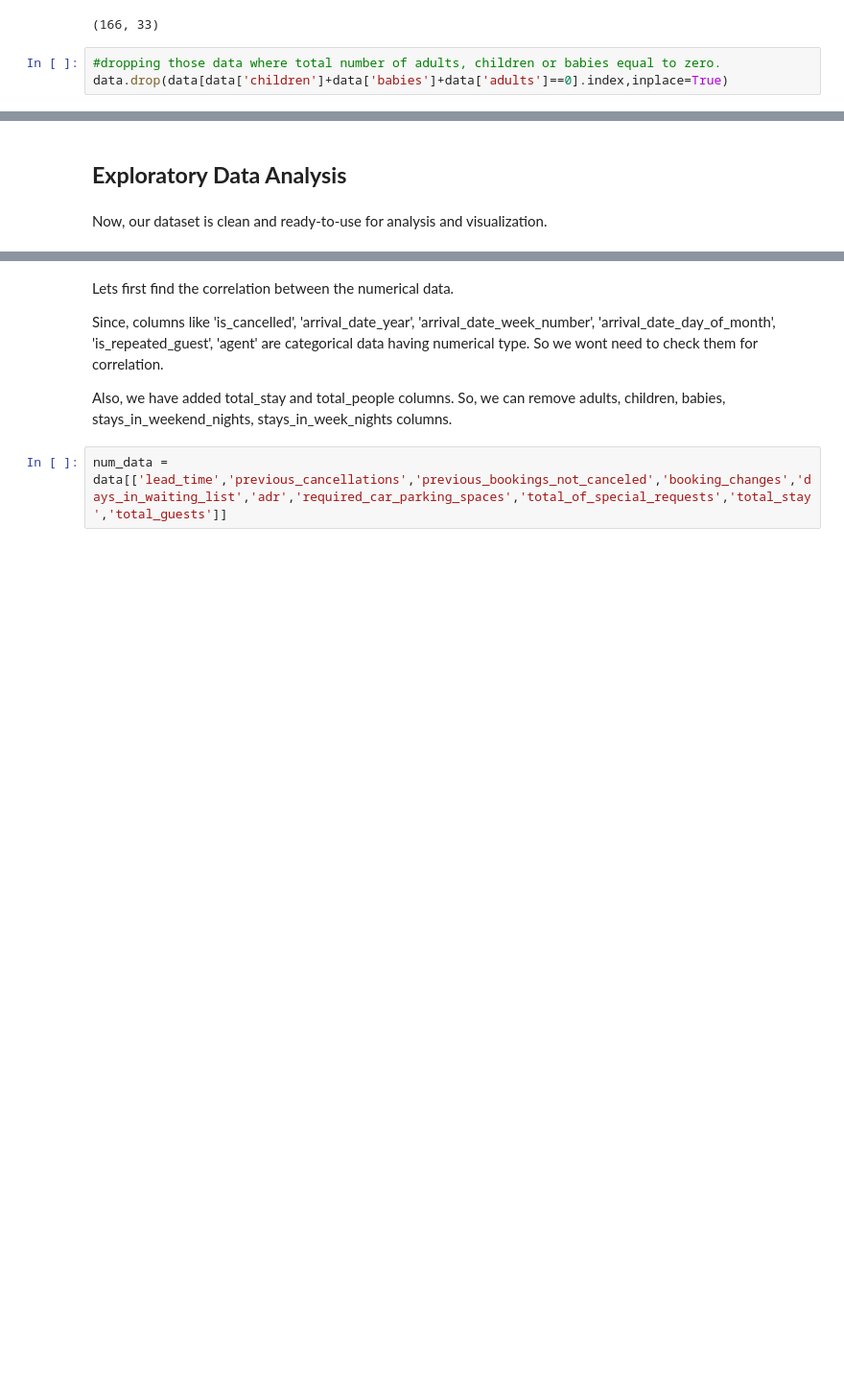
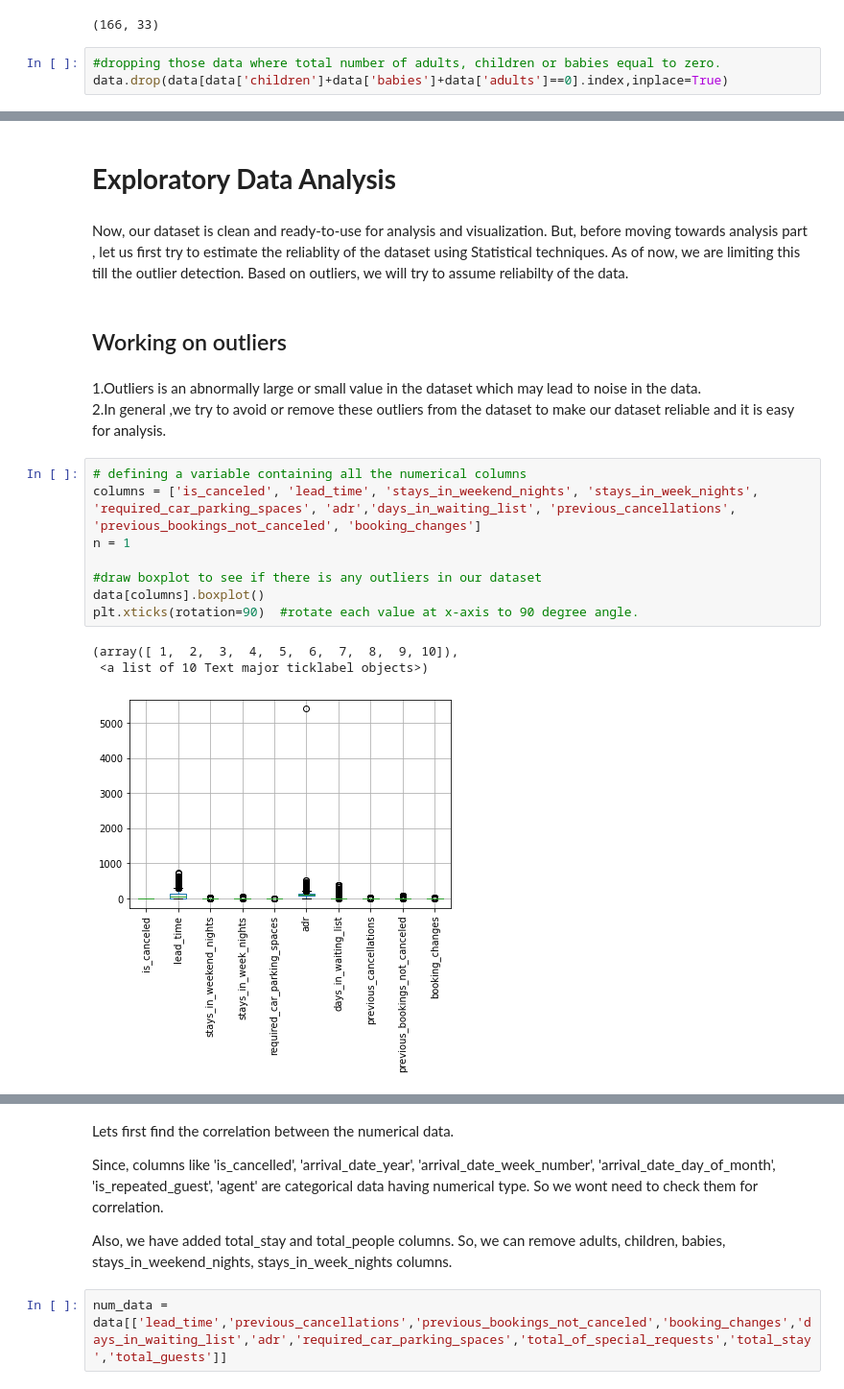
Before and after one commit to SakshamTripathi1996/Data-Science, a Jupyter notebook: Team_Hotel_Booking_Analysis_Capstone_Project.ipynb, the cells around one changed output, grey strips where cells are left out. Shown at 96% size. Saved outputs shown, nothing was run; the diff lists cells and outputs as text; blank space fills up the shorter version.

```diff
--- a/Team_Hotel_Booking_Analysis_Capstone_Project.ipynb
+++ b/Team_Hotel_Booking_Analysis_Capstone_Project.ipynb
@@ -182,4 +197,21 @@ data.drop(data[data['adr']>5000].index, inplace=True)
 # %% [markdown]
-## **Exploratory Data Analysis**
+# **Exploratory Data Analysis**
-# %% [markdown]
-Now, our dataset is clean and ready-to-use for analysis and visualization.
+# %% [markdown]
+Now, our dataset is clean and ready-to-use for analysis and visualization. But, before moving towards analysis part , let us first try to estimate the reliablity of the dataset using Statistical techniques. As of now, we are limiting this till the outlier detection. Based on outliers, we will try to assume reliabilty of the data.
+# %% [markdown]
+## Working on outliers
+# %% [markdown]
+1.Outliers is an abnormally large or small value in the dataset which may lead to noise in the data.\
+2.In general ,we try to avoid or remove these outliers from the dataset to make our dataset reliable and it is easy for analysis.
+# %%
+# defining a variable containing all the numerical columns
+columns = ['is_canceled', 'lead_time', 'stays_in_weekend_nights', 'stays_in_week_nights', 'required_car_parking_spaces', 'adr','days_in_waiting_list', 'previous_cancellations', 'previous_bookings_not_canceled', 'booking_changes']
+n = 1
+
+#draw boxplot to see if there is any outliers in our dataset
+data[columns].boxplot()
+plt.xticks(rotation=90)  #rotate each value at x-axis to 90 degree angle.
+# %% [output]
+(array([ 1,  2,  3,  4,  5,  6,  7,  8,  9, 10]),
+ <a list of 10 Text major ticklabel objects>)
+[figure, added]
```
Also changed, not shown: parts of 96 cells of this notebook.
